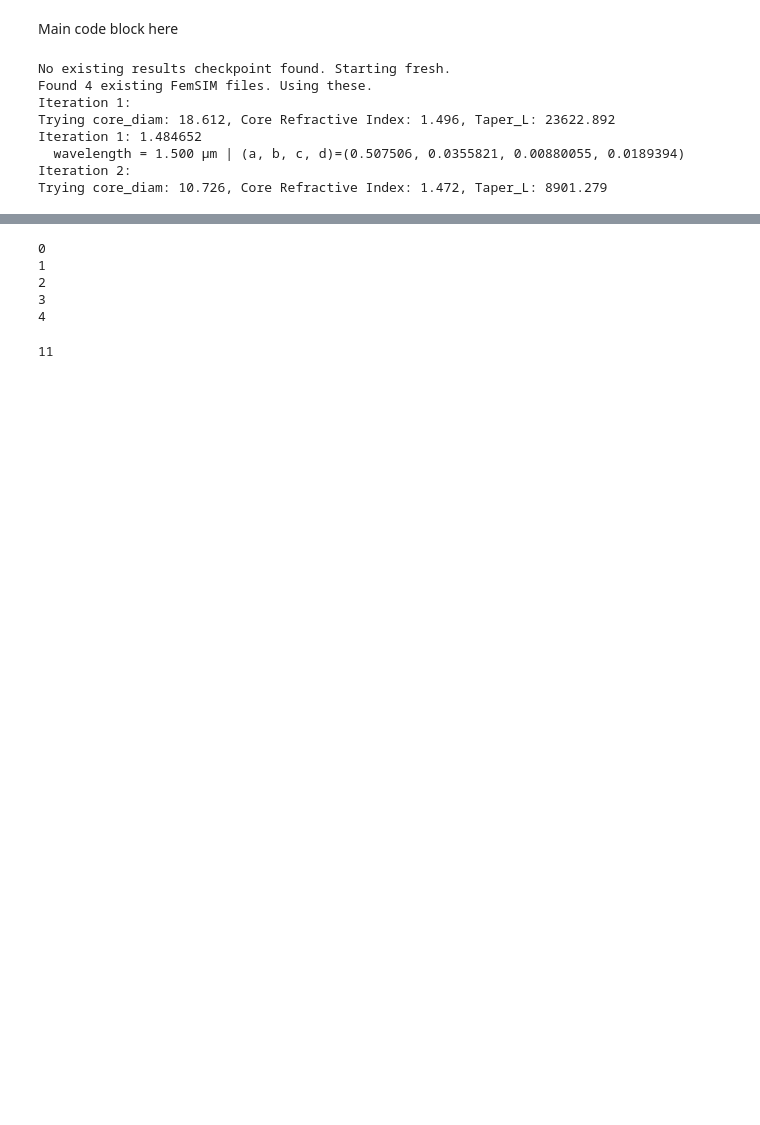
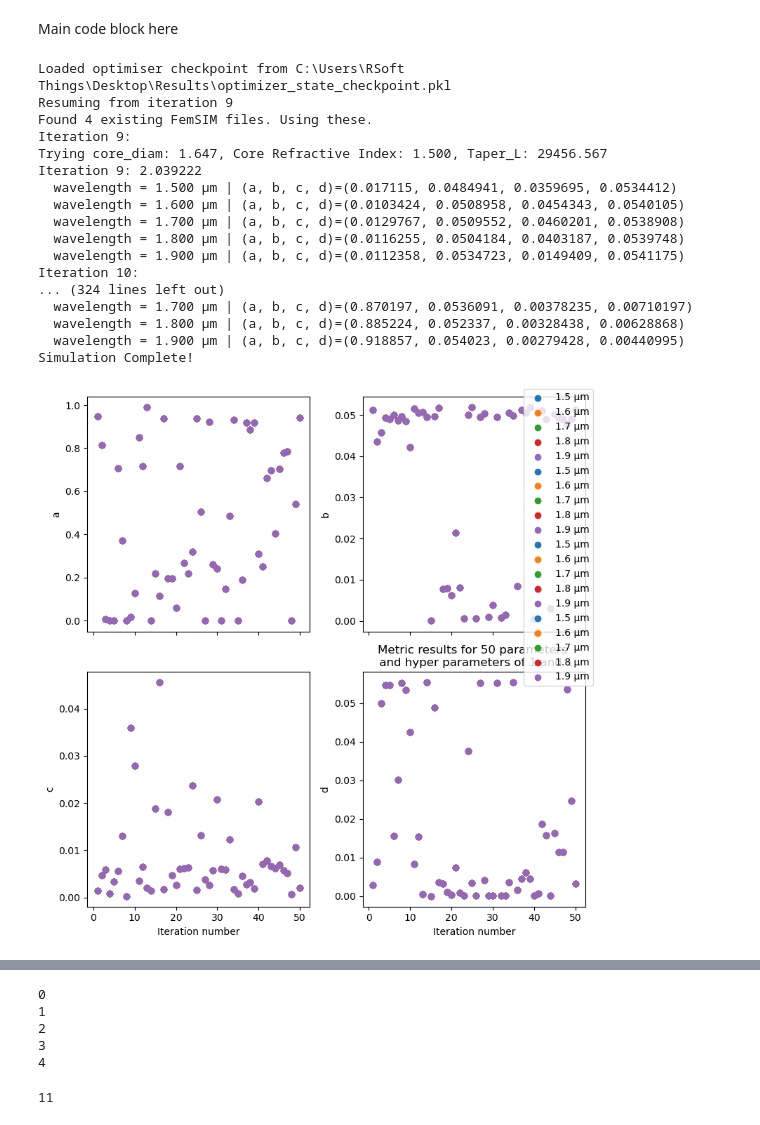
Before and after one commit to SAIL-Labs/RSoft-Automaton, a Jupyter notebook: Data_Manip.ipynb, the cells around one changed output, grey strips where cells are left out. Cells and saved outputs as stored; diff of their text form; code cells hidden in the pictures; blank space fills up the shorter version.

```diff
--- a/Data_Manip.ipynb
+++ b/Data_Manip.ipynb
@@ -148,12 +166,14 @@ simulation_val = {
     "Si_RI_ref_wavelength": 0,
     "pre_taper": False,
     "pre_taper_val": 1.56 # must be a float
+
+    "use_previous_results": True
 }
 
 # Note: the order of the variables here (i.e. core_diam, core_neff....) must be the same as the order specified
 # in template.py
 custom_priors = {
-            "core_diam": (1, 20),
+            "core_diam": (1, 40),
             "core_neff": (1.40, 1.50), # (0.00, 0.09)
             # "taper": (taper_min, taper_max),
             "Taper_L": (1000, 50000),
@@ -242,37 +262,47 @@ if simulation_val["simulate_tf_metric"]:
     ax2.set_ylabel(r"Taper Length ($\mu m$)")
 
     # Taper ratio vs Core neff
     ax3 = fig.add_subplot(gs[2, 0])
     comp3 = ax3.scatter(core_neff, taper_length, c=throughput, cmap='viridis_r', s=80, edgecolor='k')
     ax3.set_xlabel("Core neff")
     ax3.set_ylabel(r"Taper Length ($\mu m$)")
 
     ax4 = fig.add_subplot(gs[:, 1], projection='3d')
     comp3d = ax4.scatter(core_diam, core_neff, taper_length, c=throughput, cmap='viridis_r', s=50, edgecolor='k')
     ax4.set_xlabel(r'Core diameter ($\mu m$)')
     ax4.set_ylabel("Core neff")
     ax4.set_zlabel(r"Taper Length ($\mu m$)")
     cbar4 = plt.colorbar(comp3d, ax=ax4, shrink=0.6)
     cbar4.set_label("Loss Function")
 
     plt.tight_layout()
     plt.show()
     fig.savefig(f"Bayesian Opt Results\{simulation_val['num_paras']}_params_gridsize_{simulation_val['grid_size']}bayesianresult_hyperparam{hyp_param_b}_{hyp_param_c}.png")
 
     np.save(f"Bayesian Opt Results\{simulation_val['num_paras']}_params_gridsize_{simulation_val['grid_size']}list_of_results_hyperparam{hyp_param_b}_{hyp_param_c}.npy", tf_list, allow_pickle = True)
 
 else:
     # dump tf_list so you don't need to re-run the simulation for the amplitude/phases
     if simulation_val["gridding"]:
         np.save("Gridding_results.npy", np.array(tf_list, dtype=object), allow_pickle = True)
     else:
         np.save("Individual_results.npy", np.array(tf_list, dtype=object), allow_pickle = True)
 # %% [output]
-No existing results checkpoint found. Starting fresh.
+Loaded optimiser checkpoint from C:\Users\RSoft Things\Desktop\Results\optimizer_state_checkpoint.pkl
+Resuming from iteration 9
 Found 4 existing FemSIM files. Using these.
-Iteration 1:
-Trying core_diam: 18.612, Core Refractive Index: 1.496, Taper_L: 23622.892
-Iteration 1: 1.484652
-  wavelength = 1.500 µm | (a, b, c, d)=(0.507506, 0.0355821, 0.00880055, 0.0189394)
-Iteration 2:
-Trying core_diam: 10.726, Core Refractive Index: 1.472, Taper_L: 8901.279
+Iteration 9:
+Trying core_diam: 1.647, Core Refractive Index: 1.500, Taper_L: 29456.567
+Iteration 9: 2.039222
+  wavelength = 1.500 µm | (a, b, c, d)=(0.017115, 0.0484941, 0.0359695, 0.0534412)
+  wavelength = 1.600 µm | (a, b, c, d)=(0.0103424, 0.0508958, 0.0454343, 0.0540105)
+  wavelength = 1.700 µm | (a, b, c, d)=(0.0129767, 0.0509552, 0.0460201, 0.0538908)
+  wavelength = 1.800 µm | (a, b, c, d)=(0.0116255, 0.0504184, 0.0403187, 0.0539748)
+  wavelength = 1.900 µm | (a, b, c, d)=(0.0112358, 0.0534723, 0.0149409, 0.0541175)
+Iteration 10:
+... (324 lines left out)
+  wavelength = 1.700 µm | (a, b, c, d)=(0.870197, 0.0536091, 0.00378235, 0.00710197)
+  wavelength = 1.800 µm | (a, b, c, d)=(0.885224, 0.052337, 0.00328438, 0.00628868)
+  wavelength = 1.900 µm | (a, b, c, d)=(0.918857, 0.054023, 0.00279428, 0.00440995)
+Simulation Complete!
+[figure, added]
```
Also changed, not shown: parts of 4 cells of this notebook, 3 other files.
